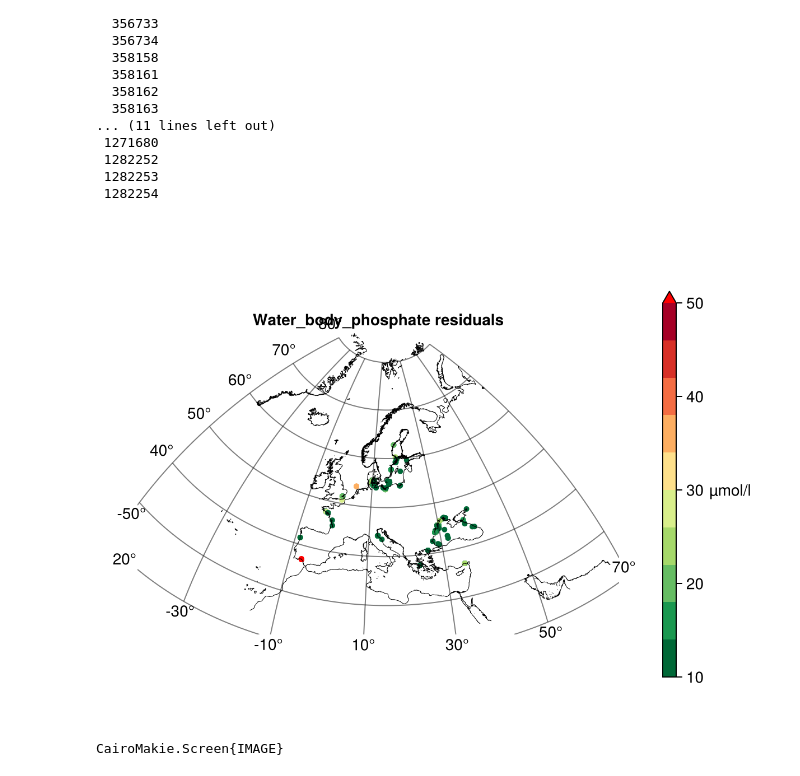
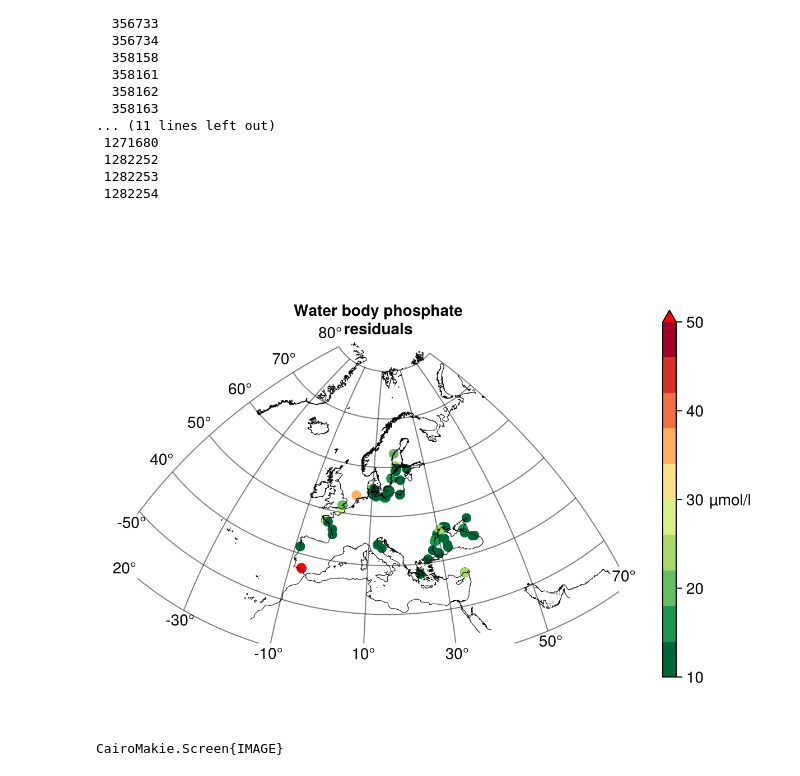
Before and after one commit to gher-uliege/EMODnet-Chemistry-GriddedMaps, a Jupyter notebook: src/plot_residuals.ipynb, the cells around one changed output. Cells and saved outputs as stored; diff of their text form; code cells hidden in the pictures.

Commit message:
plot for the residuals

```diff
--- a/src/plot_residuals.ipynb
+++ b/src/plot_residuals.ipynb
@@ -60,33 +60,34 @@ sel = findall(obsval .>= 10.0)
 # %%
 fig = Figure()
 #ax1 = Axis(fig[1, 1])
 #hist!(ax1, obsval[obsval.>5.0])
-
+varname_ = replace(varname, "_" => " ")
 ax2 = GeoAxis(
     fig[1, 1],
-    title = "$(varname) residuals",
+    title = "$(varname_)\nresiduals",
     dest = "+proj=laea +lon_0=15 +lat_0=45",
     xticks = (-50:20.0:70),
     yticks = (20:10.0:85),
 )
 
 sc = scatter!(
     ax2,
     obslon[sel],
     obslat[sel],
     color = obsval[sel],
     colormap = cmaperror,
-    markersize = 7,
+    markersize = 12,
     colorrange = (10, 50.0),
     highclip = :red,
 )
 
 add_coast!(ax2, coordscoast)
 
 xlims!(ax2, lonr[1], lonr[end])
 ylims!(ax2, latr[1], latr[end])
 Colorbar(fig[1, 2], sc, label = varunits[varname], labelrotation = 0)
+save(joinpath(figdir, "residuals_$(varname).png"), fig)
 display(fig)
 # %% [output]
-[figure, old version]
+[figure, new version]
 CairoMakie.Screen{IMAGE}
```
